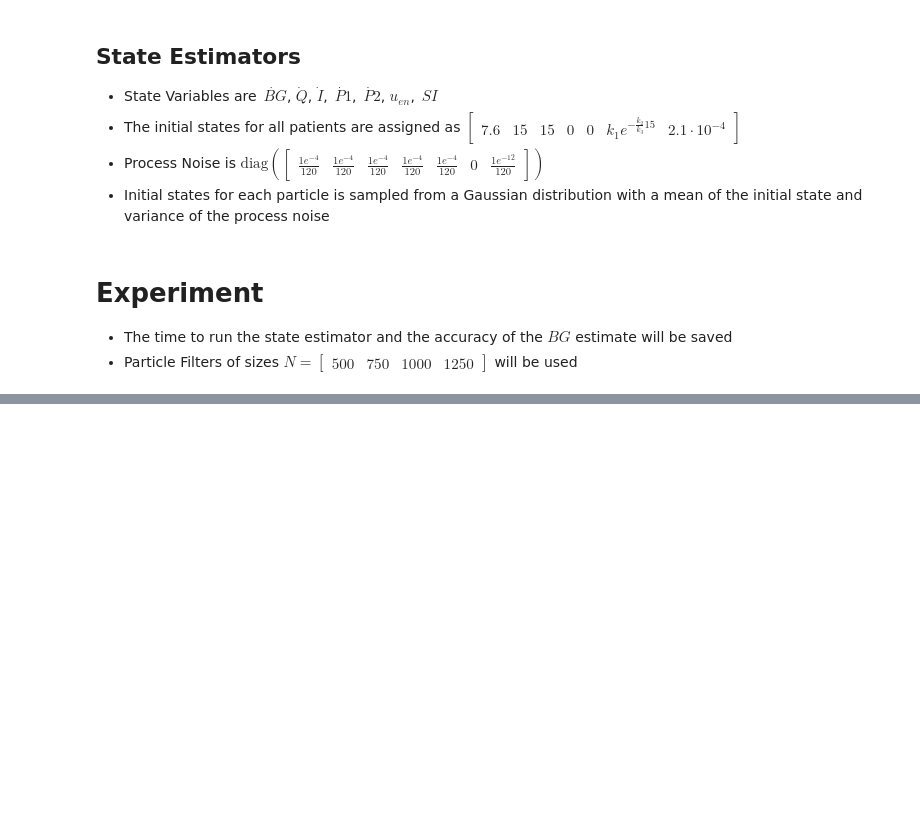
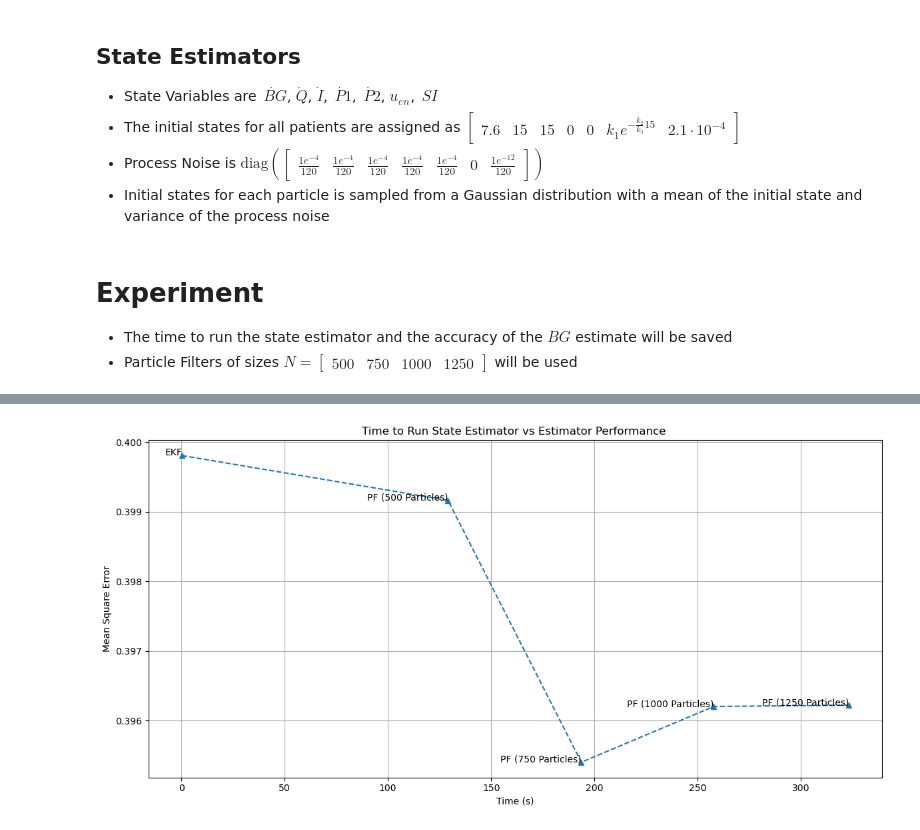
Before and after one commit to mlmulv/Thesis-Code, a Jupyter notebook: notebooks/02-Estimator-Comparison.ipynb, the cells around one changed output, grey strips where cells are left out. Saved outputs shown, nothing was run; the diff lists cells and outputs as text; code cells hidden in the pictures; blank space fills up the shorter version.

```diff
--- a/notebooks/02-Estimator-Comparison.ipynb
+++ b/notebooks/02-Estimator-Comparison.ipynb
@@ -108,0 +120,16 @@ Done
+# %%
+time_train_mu = np.median(time_train, axis=1)
+mse_est_mu = np.median(mse_est, axis=1)
+labels = ['EKF',  'PF (500 Particles)', 'PF (750 Particles)', 'PF (1000 Particles)', 'PF (1250 Particles)']
+
+fig, ax = plt.subplots(figsize=(12,6))
+ax.plot(time_train_mu, mse_est_mu, linestyle='--', marker='^')
+for x,y,label in zip(time_train_mu, mse_est_mu, labels):
+    ax.annotate(label, (x,y), ha='right')
+ax.set_xlabel('Time (s)')
+ax.set_ylabel('Mean Square Error')
+ax.set_title('Time to Run State Estimator vs Estimator Performance ')
+ax.grid()
+fig.tight_layout()
+# %% [output]
+[figure, added]
```
Also changed, not shown: parts of 3 cells of this notebook, 3 other files.
